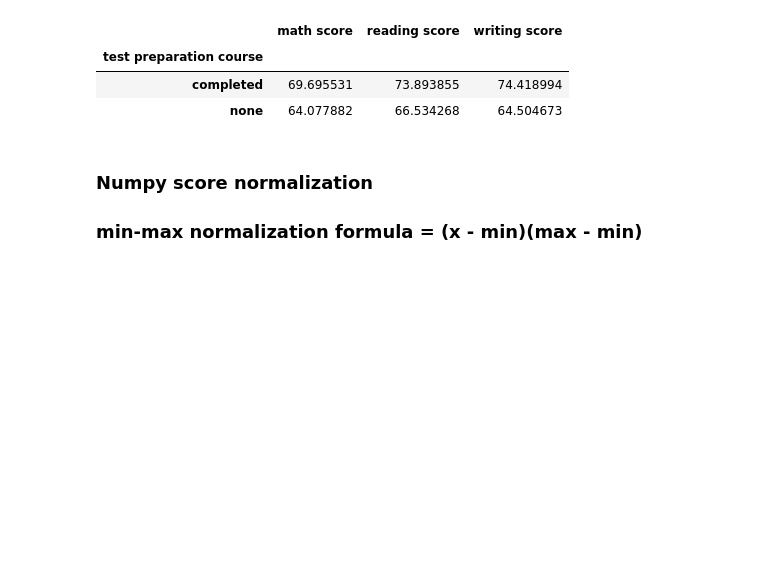
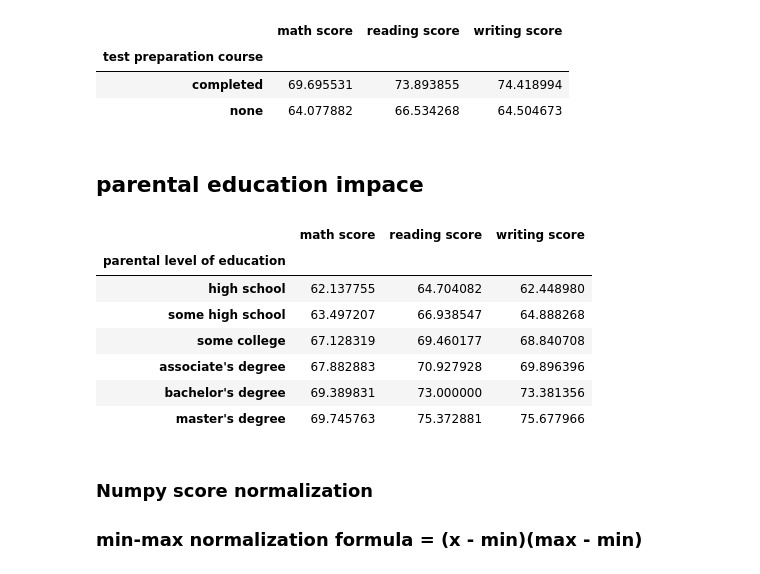
Before and after one commit to mukeshlilawat1/DataScience-Playground, a Jupyter notebook: Student Performance Analysis System/student_analysis.ipynb, the cells around one changed output. Saved outputs shown, nothing was run; the diff lists cells and outputs as text; code cells hidden in the pictures; blank space fills up the shorter version.

```diff
--- a/Student Performance Analysis System/student_analysis.ipynb
+++ b/Student Performance Analysis System/student_analysis.ipynb
@@ -96,6 +96,19 @@ prep_analysis
 | test preparation course |  |  |  |
 | completed | 69.695531 | 73.893855 | 74.418994 |
 | none | 64.077882 | 66.534268 | 64.504673 |
+# %% [markdown]
+## parental education impace
+# %%
+df.groupby("parental level of education")[["math score", "reading score", "writing score"]].mean().sort_values("math score")
+# %% [output]
+|  | math score | reading score | writing score |
+| parental level of education |  |  |  |
+| high school | 62.137755 | 64.704082 | 62.448980 |
+| some high school | 63.497207 | 66.938547 | 64.888268 |
+| some college | 67.128319 | 69.460177 | 68.840708 |
+| associate's degree | 67.882883 | 70.927928 | 69.896396 |
+| bachelor's degree | 69.389831 | 73.000000 | 73.381356 |
+| master's degree | 69.745763 | 75.372881 | 75.677966 |
 # %% [markdown]
 ### Numpy score normalization
 ### min-max normalization formula = (x - min)(max - min)
```
Also changed, not shown: parts of 6 cells of this notebook, 2 other files.
